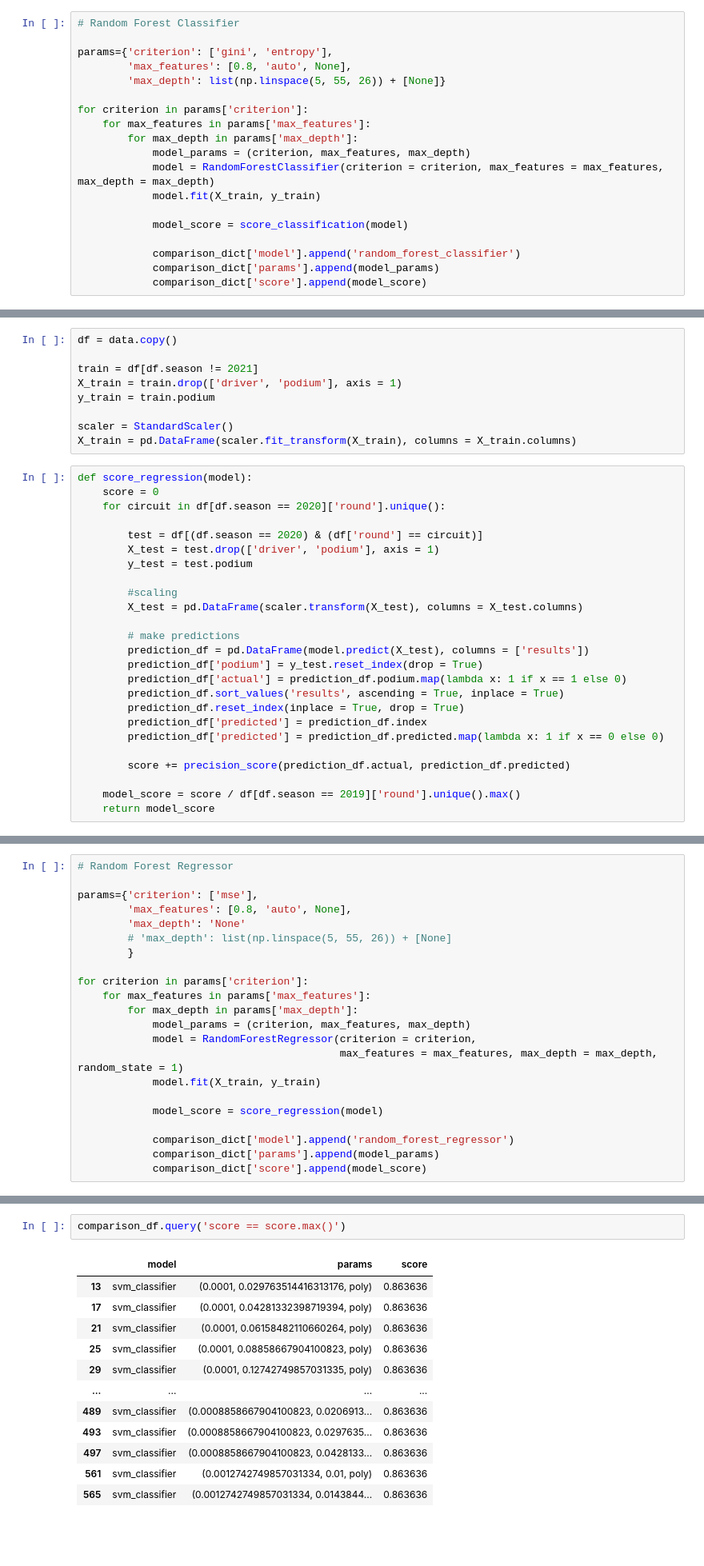
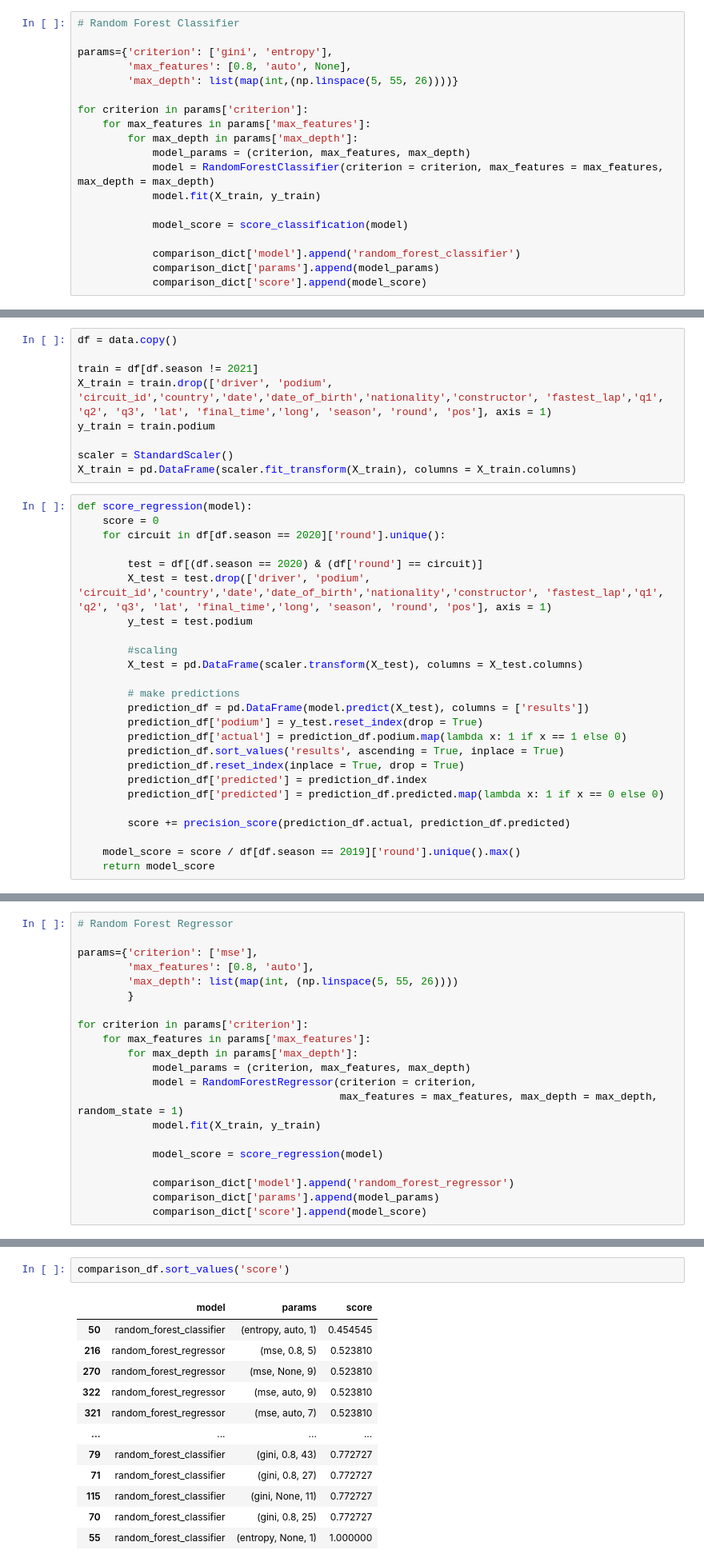
Before and after one commit to ollyjc99/f1-analytics, a Jupyter notebook: data modelling/modelling-testing.ipynb, the cells around one changed output, grey strips where cells are left out. Shown at 80% size. Saved outputs shown, nothing was run; the diff lists cells and outputs as text; blank space fills up the shorter version.

```diff
--- a/data modelling/modelling-testing.ipynb
+++ b/data modelling/modelling-testing.ipynb
@@ -103,7 +95,7 @@ for penalty in params['penalty']:
 
 params={'criterion': ['gini', 'entropy'],
         'max_features': [0.8, 'auto', None],
-        'max_depth': list(np.linspace(5, 55, 26)) + [None]}
+        'max_depth': list(map(int,(np.linspace(5, 55, 26))))}
 
 for criterion in params['criterion']:
     for max_features in params['max_features']:
@@ -185,7 +175,7 @@ REGRESSION
 df = data.copy()
 
 train = df[df.season != 2021]
-X_train = train.drop(['driver', 'podium'], axis = 1)
+X_train = train.drop(['driver', 'podium', 'circuit_id','country','date','date_of_birth','nationality','constructor', 'fastest_lap','q1', 'q2', 'q3', 'lat', 'final_time','long', 'season', 'round', 'pos'], axis = 1)
 y_train = train.podium
 
 scaler = StandardScaler()
@@ -196,7 +186,7 @@ def score_regression(model):
     for circuit in df[df.season == 2020]['round'].unique():
 
         test = df[(df.season == 2020) & (df['round'] == circuit)]
-        X_test = test.drop(['driver', 'podium'], axis = 1)
+        X_test = test.drop(['driver', 'podium', 'circuit_id','country','date','date_of_birth','nationality','constructor', 'fastest_lap','q1', 'q2', 'q3', 'lat', 'final_time','long', 'season', 'round', 'pos'], axis = 1)
         y_test = test.podium
 
         #scaling
@@ -234,9 +224,8 @@ for fit_intercept in params['fit_intercept']:
 # Random Forest Regressor
 
 params={'criterion': ['mse'],
-        'max_features': [0.8, 'auto', None],
-        'max_depth': 'None'
-        # 'max_depth': list(np.linspace(5, 55, 26)) + [None]
+        'max_features': [0.8, 'auto'],
+        'max_depth': list(map(int, (np.linspace(5, 55, 26))))
         }
 
 for criterion in params['criterion']:
@@ -296,17 +285,17 @@ for hidden_layer_sizes in params['hidden_layer_sizes']:
 # %%
 comparison_df = pd.DataFrame(comparison_dict)
 # %%
-comparison_df.query('score == score.max()')
+comparison_df.sort_values('score')
 # %% [output]
 |  | model | params | score |
-| 13 | svm_classifier | (0.0001, 0.029763514416313176, poly) | 0.863636 |
-| 17 | svm_classifier | (0.0001, 0.04281332398719394, poly) | 0.863636 |
-| 21 | svm_classifier | (0.0001, 0.06158482110660264, poly) | 0.863636 |
-| 25 | svm_classifier | (0.0001, 0.08858667904100823, poly) | 0.863636 |
-| 29 | svm_classifier | (0.0001, 0.12742749857031335, poly) | 0.863636 |
+| 50 | random_forest_classifier | (entropy, auto, 1) | 0.454545 |
+| 216 | random_forest_regressor | (mse, 0.8, 5) | 0.523810 |
+| 270 | random_forest_regressor | (mse, None, 9) | 0.523810 |
+| 322 | random_forest_regressor | (mse, auto, 9) | 0.523810 |
+| 321 | random_forest_regressor | (mse, auto, 7) | 0.523810 |
 | ... | ... | ... | ... |
-| 489 | svm_classifier | (0.0008858667904100823, 0.0206913... | 0.863636 |
-| 493 | svm_classifier | (0.0008858667904100823, 0.0297635... | 0.863636 |
-| 497 | svm_classifier | (0.0008858667904100823, 0.0428133... | 0.863636 |
-| 561 | svm_classifier | (0.0012742749857031334, 0.01, poly) | 0.863636 |
-| 565 | svm_classifier | (0.0012742749857031334, 0.0143844... | 0.863636 |
+| 79 | random_forest_classifier | (gini, 0.8, 43) | 0.772727 |
+| 71 | random_forest_classifier | (gini, 0.8, 27) | 0.772727 |
+| 115 | random_forest_classifier | (gini, None, 11) | 0.772727 |
+| 70 | random_forest_classifier | (gini, 0.8, 25) | 0.772727 |
+| 55 | random_forest_classifier | (entropy, None, 1) | 1.000000 |
```
Also changed, not shown: parts of 6 cells of this notebook.
